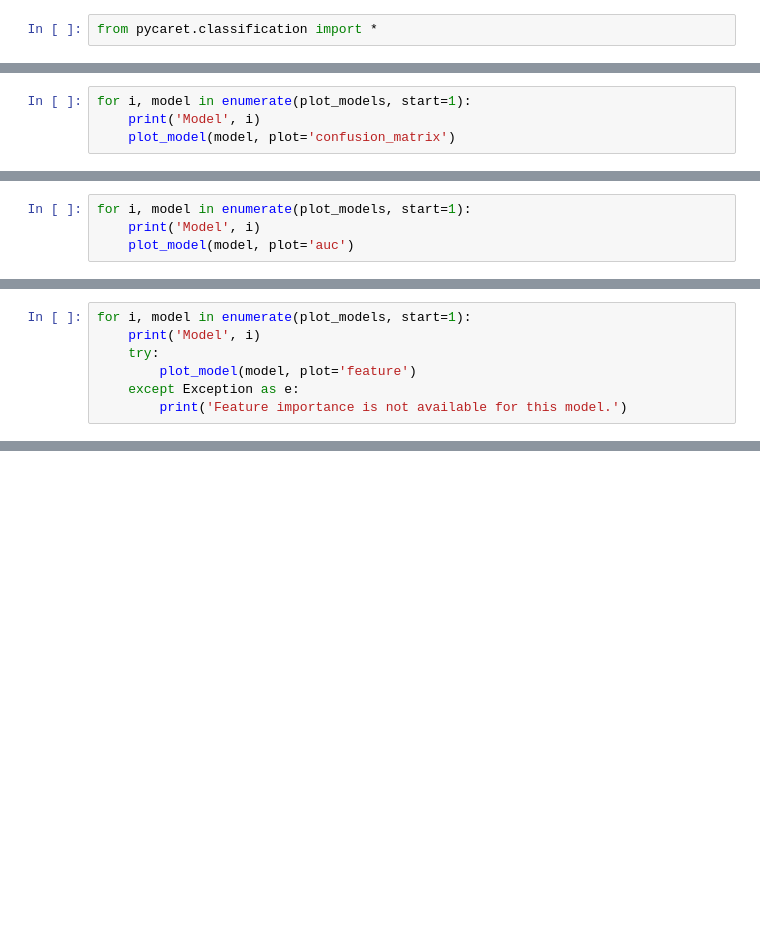
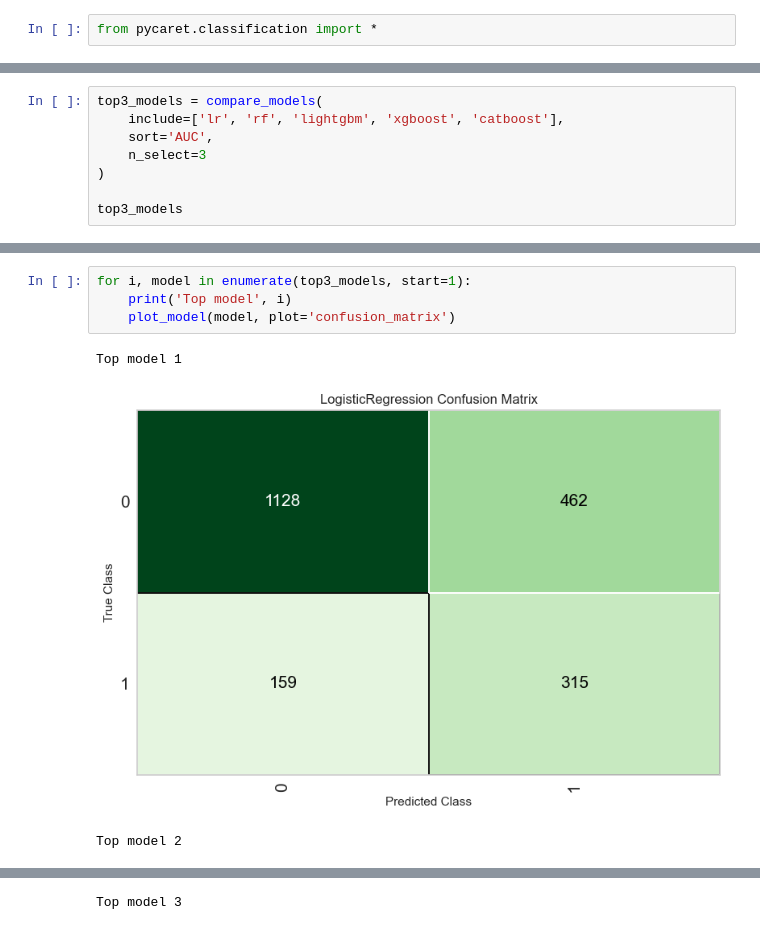
Before and after one commit to thanhdvu/cardiovascular-risk-khanes, a Jupyter notebook: 03_pycaret_modeling.ipynb, the cells around one changed output, grey strips where cells are left out. Drawn from its saved outputs; the diff is of its cells as text; blank space fills up the shorter version.

```diff
--- a/03_pycaret_modeling.ipynb
+++ b/03_pycaret_modeling.ipynb
@@ -286,4 +124,0 @@ plot_models = [tuned_best_model, top3_models[1], top3_models[2]]
-# %%
-for i, model in enumerate(plot_models, start=1):
-    print('Model', i)
-    plot_model(model, plot='confusion_matrix')
@@ -306,4 +124,0 @@ Confusion matrix에서는 예측이 맞은 경우와 틀린 경우를 함께 확
-# %%
-for i, model in enumerate(plot_models, start=1):
-    print('Model', i)
-    plot_model(model, plot='auc')
@@ -322,7 +124,0 @@ ROC curve는 모델의 분류 성능을 threshold에 따라 확인할 수 있는
-# %%
-for i, model in enumerate(plot_models, start=1):
-    print('Model', i)
-    try:
-        plot_model(model, plot='feature')
-    except Exception as e:
-        print('Feature importance is not available for this model.')
@@ -346,0 +162,8 @@ Feature importance를 보면 age, BMI, glucose, triglycerides, lifestyle 관련
+# %%
+top3_models = compare_models(
+    include=['lr', 'rf', 'lightgbm', 'xgboost', 'catboost'],
+    sort='AUC',
+    n_select=3
+)
+
+top3_models
@@ -346,0 +233,8 @@ Feature importance를 보면 age, BMI, glucose, triglycerides, lifestyle 관련
+# %%
+for i, model in enumerate(top3_models, start=1):
+    print('Top model', i)
+    plot_model(model, plot='confusion_matrix')
+# %% [output]
+Top model 1
+[figure, added]
+Top model 2
@@ -346,0 +242 @@ Feature importance를 보면 age, BMI, glucose, triglycerides, lifestyle 관련
+Top model 3
```
Also changed, not shown: parts of 78 cells of this notebook, 32 other files.
